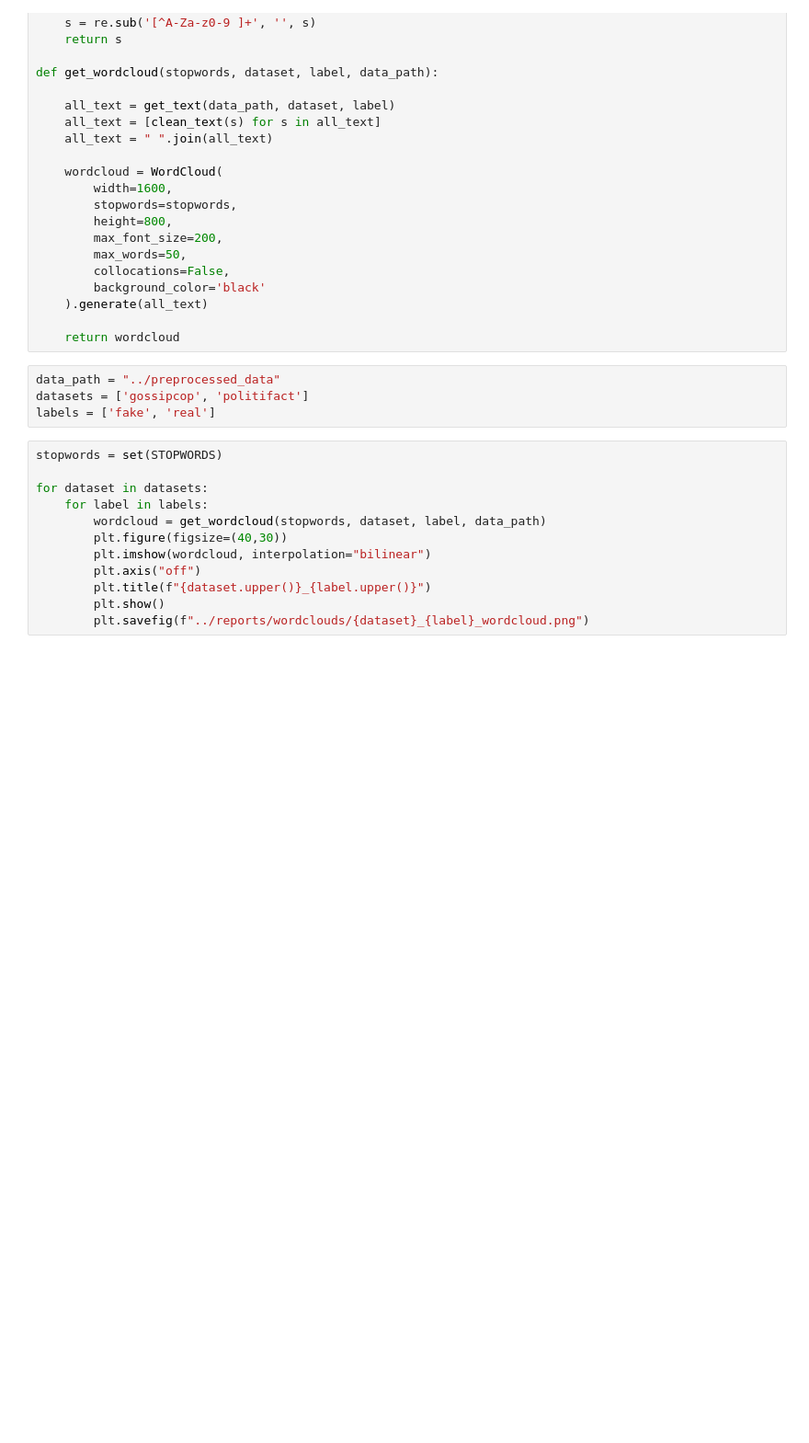
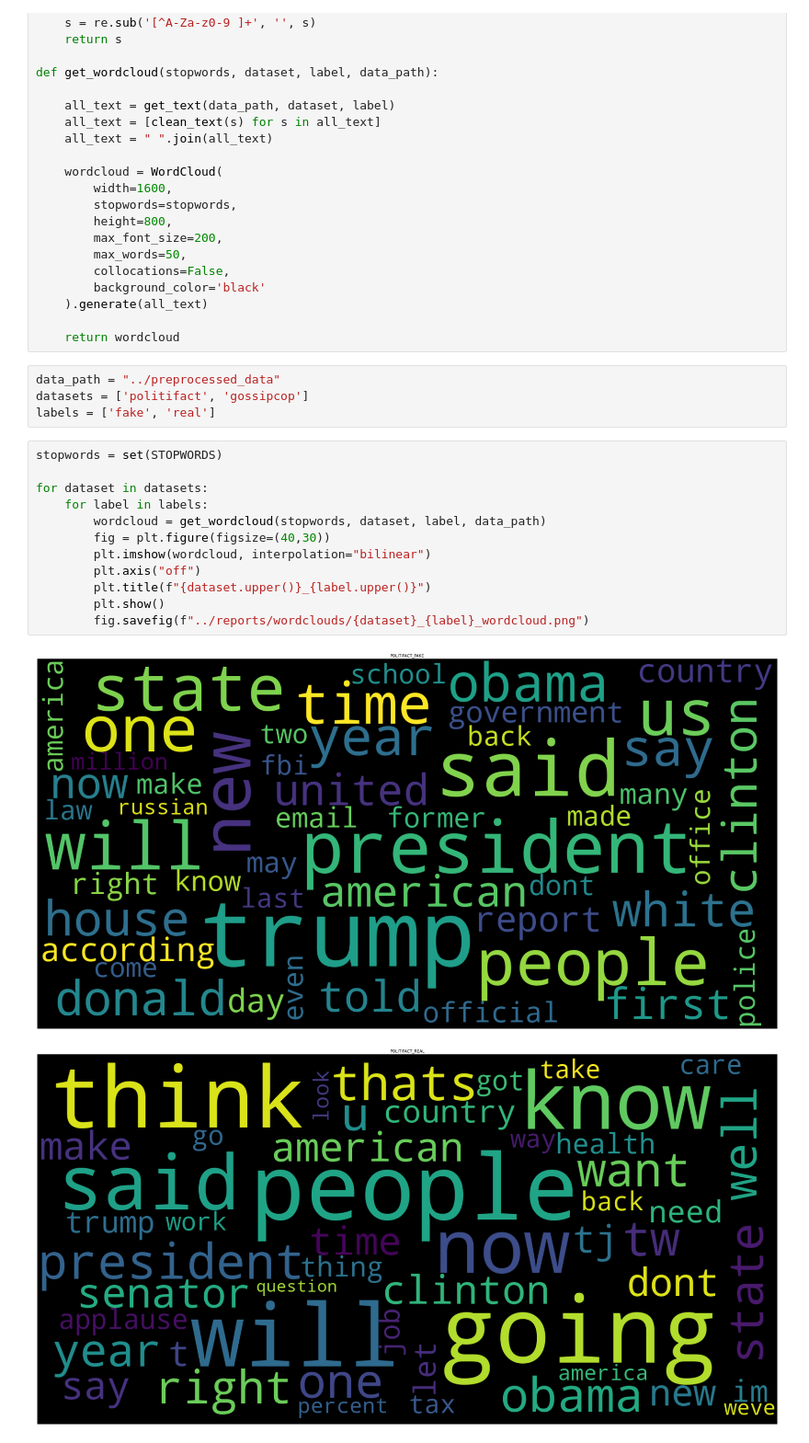
Before and after one commit to kshitijgundale/fake-news-detection, a Jupyter notebook: dataset_builder/eda.ipynb, the cells around one changed output. Shown at 92% size. Drawn from its saved outputs; the diff is of its cells as text; blank space fills up the shorter version.

```diff
--- a/dataset_builder/eda.ipynb
+++ b/dataset_builder/eda.ipynb
@@ -48,17 +49,20 @@ def get_wordcloud(stopwords, dataset, label, data_path):
     return wordcloud
 # %%
 data_path = "../preprocessed_data"
-datasets = ['gossipcop', 'politifact']
+datasets = ['politifact', 'gossipcop']
 labels = ['fake', 'real']
 # %%
 stopwords = set(STOPWORDS)
 
 for dataset in datasets:
     for label in labels:
         wordcloud = get_wordcloud(stopwords, dataset, label, data_path)
-        plt.figure(figsize=(40,30))
+        fig = plt.figure(figsize=(40,30))
         plt.imshow(wordcloud, interpolation="bilinear")
         plt.axis("off")
         plt.title(f"{dataset.upper()}_{label.upper()}")
         plt.show()
-        plt.savefig(f"../reports/wordclouds/{dataset}_{label}_wordcloud.png")
+        fig.savefig(f"../reports/wordclouds/{dataset}_{label}_wordcloud.png")
+# %% [output]
+[figure, added]
+[figure, added]
```
Also changed, not shown: parts of 5 cells of this notebook, 28 other files.
